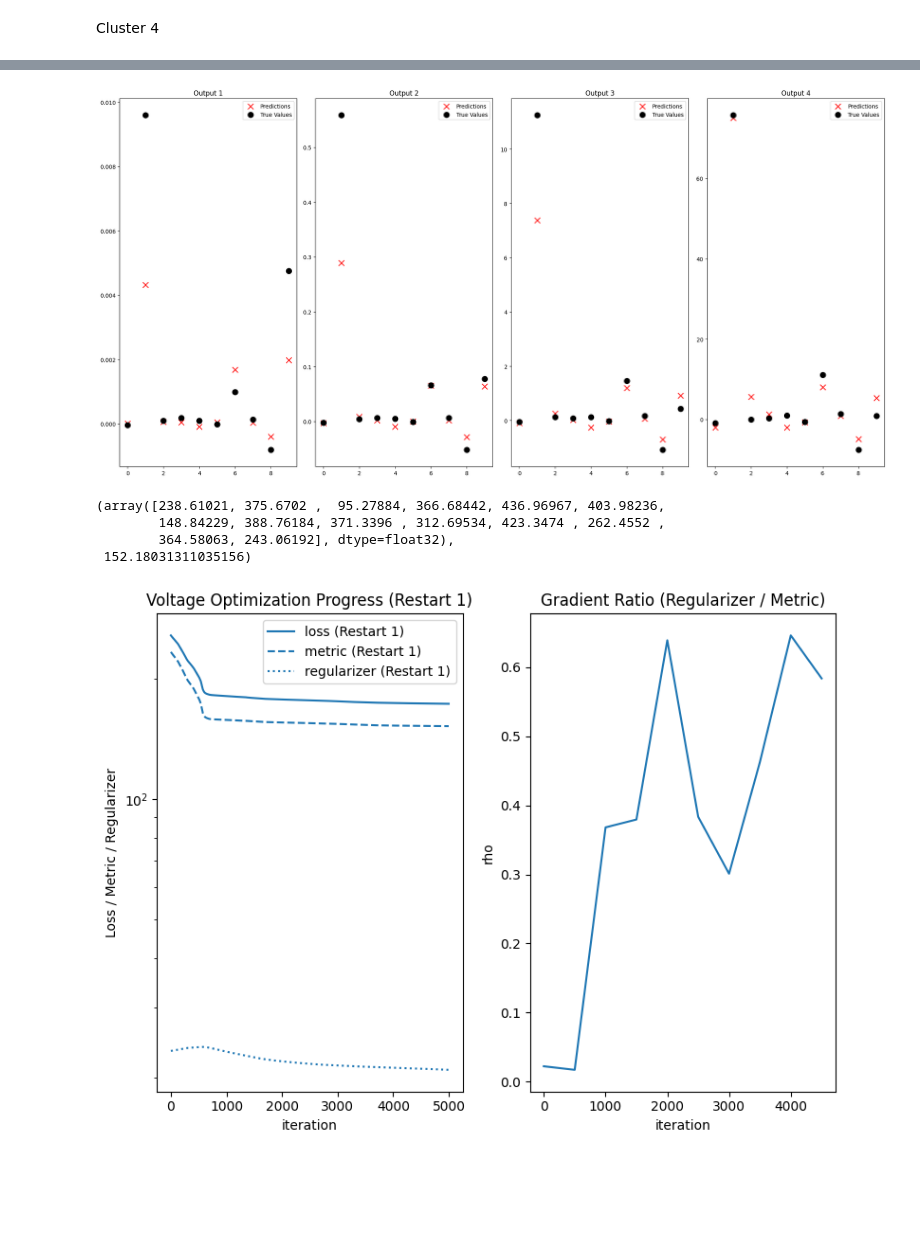
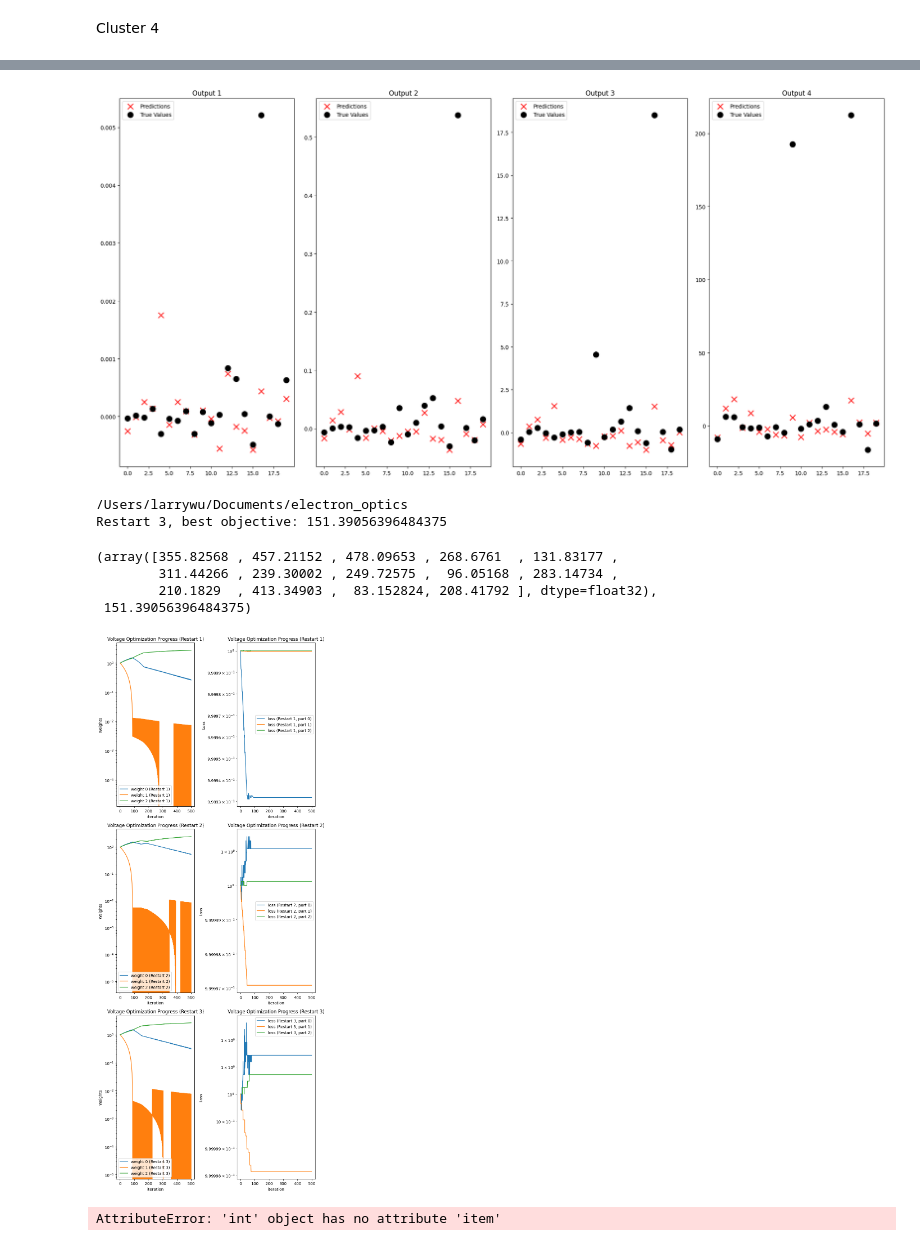
Before and after one commit to larrywu7/electron_optics, a Jupyter notebook: electron_optics_map_seperate_params_alldata.ipynb, the cells around one changed output, grey strips where cells are left out. Drawn from its saved outputs; the diff is of its cells as text; code cells hidden in the pictures; blank space fills up the shorter version.

Commit message:
implemented gradnorm, add a folder for model parameters  grid search

```diff
--- a/electron_optics_map_seperate_params_alldata.ipynb
+++ b/electron_optics_map_seperate_params_alldata.ipynb
@@ -71,7 +75,7 @@ voltages, outputs, outlier_voltages, outlier_outputs = trim_outliers(
 )
 # Create and train model
 predictor1 = ElectronOpticsPredictor(
-    input_dim=n_voltages, output_dim=n_output_values, leak=0.2
+    input_dim=n_voltages, output_dim=n_output_values, model=ResidualMLP, leak=0.2, hidden_dims=128
 )
 print("Training model...")
 predictor1.train(
@@ -154,13 +160,13 @@ voltages, outputs, outlier_voltages, outlier_outputs = trim_outliers(
 )
 # Create and train model
 predictor2 = ElectronOpticsPredictor(
-    input_dim=n_voltages, output_dim=n_output_values, leak=0.2
+    input_dim=n_voltages, output_dim=n_output_values, model=ResidualMLP, leak=0.2, hidden_dims=128
 )
 print("Training model...")
 predictor2.train(
     voltages,
     outputs,
-    epochs=EPOCH*2,
+    epochs=EPOCH,
     verbose=True,
     checkpoint_name="best_model2.pt",
 )
@@ -240,7 +246,7 @@ voltages, outputs, outlier_voltages, outlier_outputs = trim_outliers(
 
 
 predictor3 = ElectronOpticsPredictor(
-    input_dim=n_voltages, output_dim=n_output_values, leak=0.0
+    input_dim=n_voltages, output_dim=n_output_values, model=ResidualMLP, leak=0.2 ,num_blocks=3,hidden_dims=128
 )
 
 
@@ -332,13 +339,13 @@ voltages, outputs, outlier_voltages, outlier_outputs = trim_outliers(
 )
 # Create and train model
 predictor4 = ElectronOpticsPredictor(
-    input_dim=n_voltages, output_dim=n_output_values, leak=0.2
+    input_dim=n_voltages, output_dim=n_output_values, model=ResidualMLP, leak=0.2, hidden_dims=128
 )
 print("Training model...")
 predictor4.train(
     voltages,
     outputs,
-    epochs=EPOCH,
+    epochs=EPOCH*2,
     verbose=True,
     checkpoint_name="best_model4.pt",
 )
@@ -352,21 +360,33 @@ Training completed. Best validation loss: 0.713684
 # %%
+predictor4.model.to(device='mps')
 _, _, all_predictions, all_true_values = plot_inference_comparison(
     predictor4,
-    n_samples=10,
+    n_samples=20,
     subplot_shape=(1, 4),
 )
 # %% [output]
-[figure, old version]
+[figure, new version]
 # %%
-best_voltages, best_values, best_objective = optimize_voltages(
-    [predictor1, predictor2, predictor3, predictor4], metric, random_restarts=1, n_iterations=5000, learning_rate=0.1, voltage_bounds=[0, 600], hyperparameters={'strength': 1E0, 'min': 0, 'max': 600, 's': 1E10}
+(best_voltages, best_values, best_objective), restart_results, _= optimize_voltages_gradnorm(
+    [predictor1, predictor2, predictor3, predictor4], metric_split, random_restarts=3, n_iterations=500, learning_rate=1e-5, learning_rate_weights=5e-6, voltage_bounds=[0, 600], hyperparameters={'strength': 1e-5, 'min': 0, 'max': 600, 's': 1E10, 'alpha': 1.5}
 )
 
 
 best_voltages, best_objective
 # %% [output]
-(array([238.61021, 375.6702 ,  95.27884, 366.68442, 436.96967, 403.98236,
-        148.84229, 388.76184, 371.3396 , 312.69534, 423.3474 , 262.4552 ,
-        364.58063, 243.06192], dtype=float32),
- 152.18031311035156)
+/Users/larrywu/Documents/electron_optics
+Restart 3, best objective: 151.39056396484375
+(array([355.82568 , 457.21152 , 478.09653 , 268.6761  , 131.83177 ,
+        311.44266 , 239.30002 , 249.72575 ,  96.05168 , 283.14734 ,
+        210.1829  , 413.34903 ,  83.152824, 208.41792 ], dtype=float32),
+ 151.39056396484375)
-[figure, old version]
+[figure, new version]
+# %%
+(best_voltages, best_values, best_objective)= optimize_voltages(
+    [predictor1, predictor2, predictor3, predictor4], metric, random_restarts=3, n_iterations=200, learning_rate=1e0, voltage_bounds=[0, 600], hyperparameters={'strength': 0, 'min': 0, 'max': 600, 's': 1E10, 'alpha': 0.12},device='mps',clamp=True
+)
+
+
+best_voltages, best_objective
+# %% [output]
+AttributeError: 'int' object has no attribute 'item'
```
Also changed, not shown: parts of 12 cells of this notebook, 27 other files.
